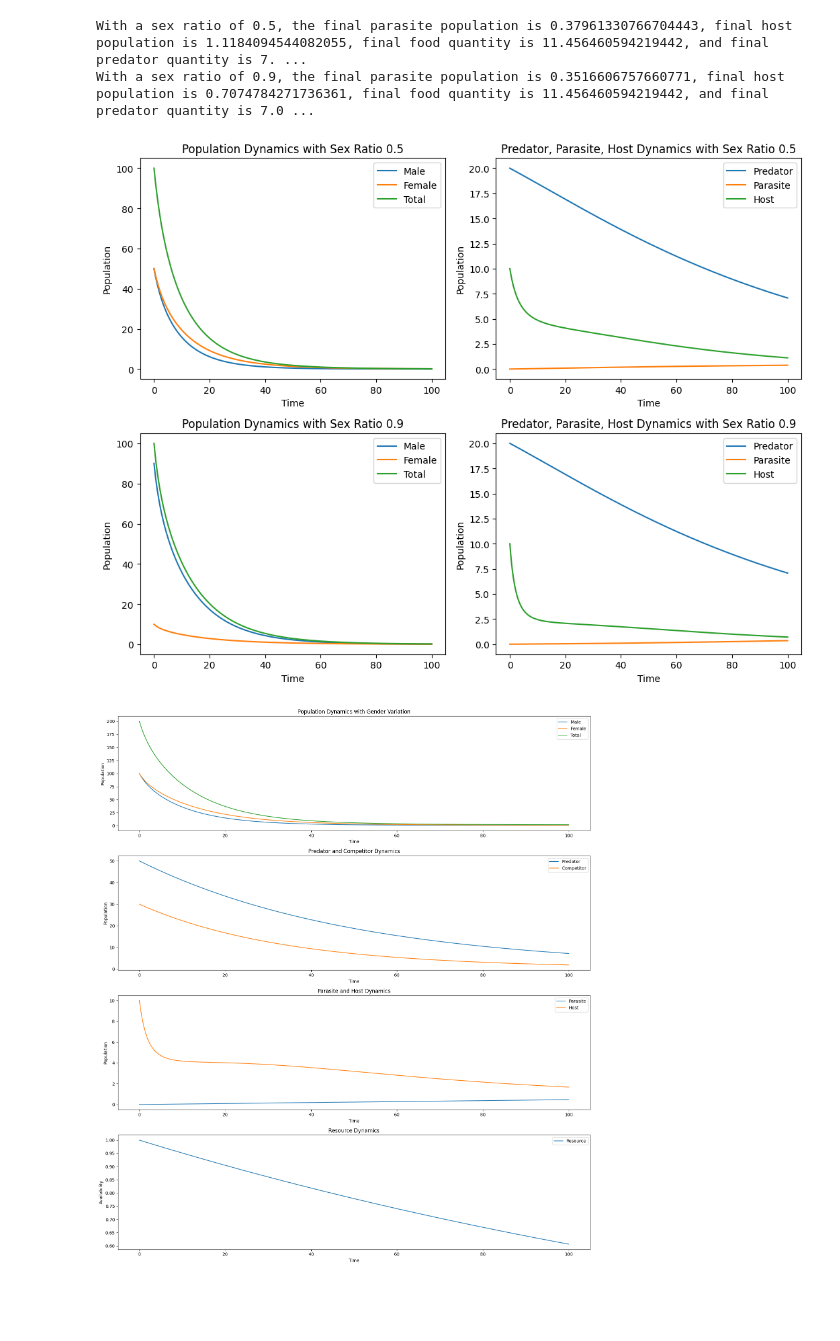
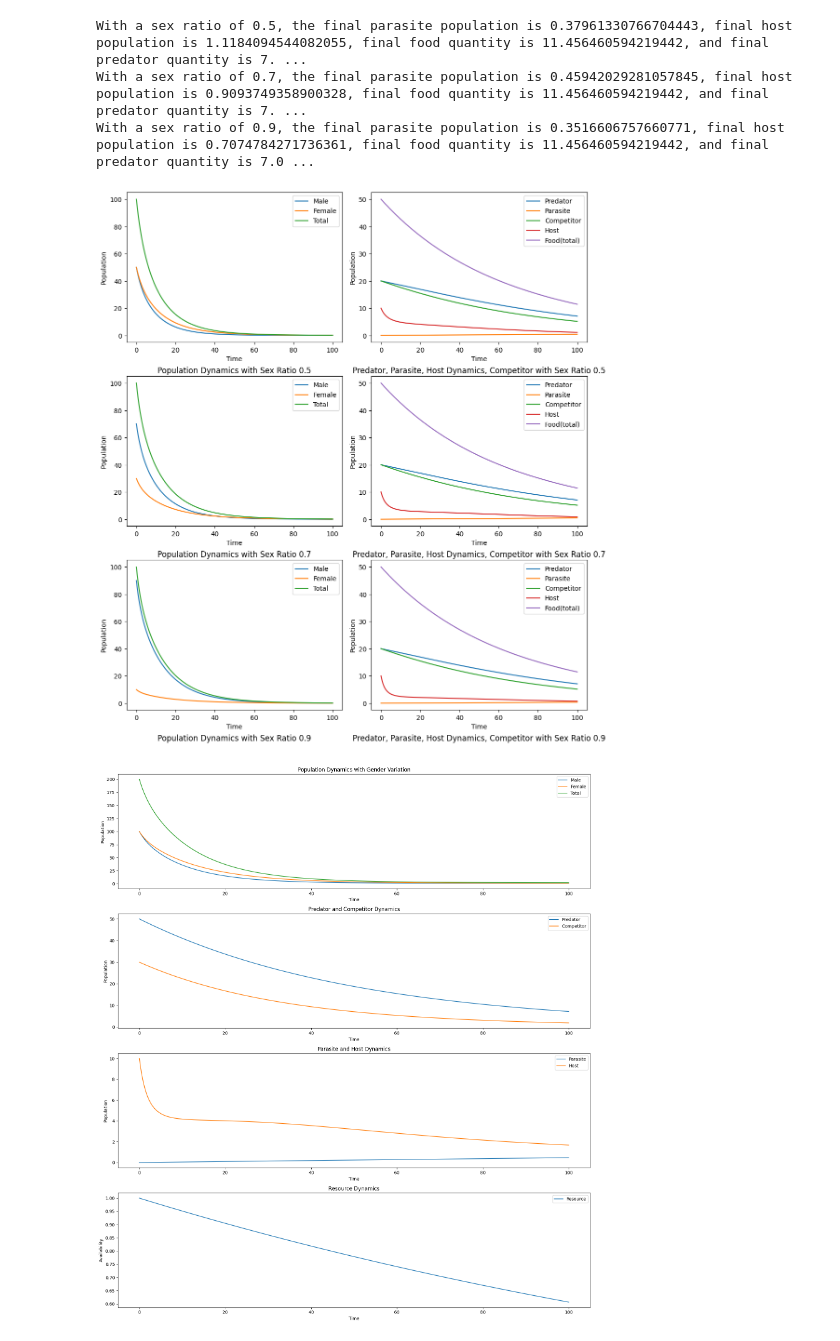
Before and after one commit to cr9294/2024-Data-insights, a Jupyter notebook: 4.new/4.0.0.ipynb, the cells around one changed output. Cells and saved outputs as stored; diff of their text form; code cells hidden in the pictures; blank space fills up the shorter version.

```diff
--- a/4.new/4.0.0.ipynb
+++ b/4.new/4.0.0.ipynb
@@ -170,18 +174,18 @@ for sex_ratio in sex_ratio_list:
     plt.plot(time, M, label='Male')
     plt.plot(time, F, label='Female')
     plt.plot(time, P, label='Total')
-    plt.xlabel('Time')
+    plt.xlabel('Time',x=0)
     plt.ylabel('Population')
     plt.legend()
-    plt.title(f'Population Dynamics with Sex Ratio {sex_ratio}')
+    plt.title(f'Population Dynamics with Sex Ratio {sex_ratio}',y=-0.15)
 
     plt.subplot(3, 2, sex_ratio_list.index(sex_ratio) * 2 + 2)
     plt.plot(time, B, label='Parasite')
     plt.plot(time, H, label='Host')
-    plt.xlabel('Time')
+    plt.xlabel('Time',x=0)
     plt.ylabel('Population')
     plt.legend()
-    plt.title(f'Parasite and Host Dynamics with Sex Ratio {sex_ratio}')
+    plt.title(f'Parasite and Host Dynamics with Sex Ratio {sex_ratio}',y=-0.15)
 
     # 分析性别比例对寄生物种群的影响
     final_parasite_population = B[-1]
@@ -202,6 +206,6 @@ With a sex ratio of 0.9, the final parasite population is 0.3516606757660771 and
 # %%
 # Define different sex ratios
-sex_ratio_list = [0.5,0.9]  # Three different sex ratios
+sex_ratio_list = [0.5,0.7,0.9]  # Three different sex ratios
 
 # Initialize figure
 plt.figure(figsize=(16, 12))
@@ -217,10 +221,13 @@ for sex_ratio in sex_ratio_list:
     # Add initial conditions for other ecological components
     C_0 = 50  # Initial food quantity
     D_0 = 20  # Initial predator quantity
+    CO_0 = 20  # Initial competitor quantity
     C = np.zeros(num_steps)
     D = np.zeros(num_steps)
+    CO = np.zeros(num_steps)
     C[0] = C_0
     D[0] = D_0
+    CO[0] = CO_0
 
     # Recalculate sex ratios
     p_m = M / P
@@ -241,6 +248,7 @@ for sex_ratio in sex_ratio_list:
         # Add dynamic equations for other ecological components
         dC_dt = -0.02 * C[i-1] + 0.01 * D[i-1]  # Food quantity dynamic equation
         dD_dt = 0.005 * C[i-1] - 0.02 * D[i-1]  # Predator quantity dynamic equation
+        dCO_dt = 0.005 * C[i-1] - 0.025 * CO[i-1]  # Competitor quantity dynamic equation
 
         M[i] = M[i-1] + dt * dM_dt
         F[i] = F[i-1] + dt * dF_dt
@@ -250,6 +258,7 @@ for sex_ratio in sex_ratio_list:
         # Update quantities for other ecological components
         C[i] = C[i-1] + dt * dC_dt
         D[i] = D[i-1] + dt * dD_dt
+        CO[i] = CO[i-1] + dt * dCO_dt
 
     # Plotting
     plt.subplot(3, 3, sex_ratio_list.index(sex_ratio) * 3 + 1)
@@ -259,43 +268,47 @@ for sex_ratio in sex_ratio_list:
     plt.xlabel('Time')
     plt.ylabel('Population')
     plt.legend()
-    plt.title(f'Population Dynamics with Sex Ratio {sex_ratio}')
+    plt.title(f'Population Dynamics with Sex Ratio {sex_ratio}',y=-0.23)
 
     plt.subplot(3, 3, sex_ratio_list.index(sex_ratio) * 3 + 2)
     plt.plot(time, D, label='Predator')
     plt.plot(time, B, label='Parasite')
+    plt.plot(time, CO, label='Competitor')
     plt.plot(time, H, label='Host')
+    plt.plot(time, C, label='Food(total)')
     plt.xlabel('Time')
     plt.ylabel('Population')
     plt.legend()
-    plt.title(f'Predator, Parasite, Host Dynamics with Sex Ratio {sex_ratio}')
+    plt.title(f'Predator, Parasite, Host Dynamics, Competitor with Sex Ratio {sex_ratio}',y=-0.23)
+
     """
     # Plot other ecological components
     plt.subplot(3, 3, sex_ratio_list.index(sex_ratio) * 3 + 3)
     plt.plot(time, C, label='Food')
     plt.xlabel('Time')
     plt.ylabel('Population')
     plt.legend()
     plt.title(f'Other Ecological Components Dynamics with Sex Ratio {sex_ratio}')
     """
     # Analyze the impact of sex ratios on the parasite and other components
     final_parasite_population = B[-1]
     final_host_population = H[-1]
     final_food_population = C[-1]
     final_predator_population = D[-1]
     advantage_statement = (
         f'With a sex ratio of {sex_ratio}, the final parasite population is {final_parasite_population}, '
         f'final host population is {final_host_population}, final food quantity is {final_food_population}, '
         f'and final predator quantity is {final_predator_population}.'
     )
     print(advantage_statement)
 
 plt.tight_layout()
 plt.show()
 # %% [output]
 With a sex ratio of 0.5, the final parasite population is 0.37961330766704443, final host population is 1.1184094544082055, final food quantity is 11.456460594219442, and final predator quantity is 7. ...
+With a sex ratio of 0.7, the final parasite population is 0.45942029281057845, final host population is 0.9093749358900328, final food quantity is 11.456460594219442, and final predator quantity is 7. ...
 With a sex ratio of 0.9, the final parasite population is 0.3516606757660771, final host population is 0.7074784271736361, final food quantity is 11.456460594219442, and final predator quantity is 7.0 ...
-[figure, old version]
+[figure, new version]
 # %%
 import numpy as np
 import matplotlib.pyplot as plt
```
Also changed, not shown: parts of 4 cells of this notebook, 11 other files.
